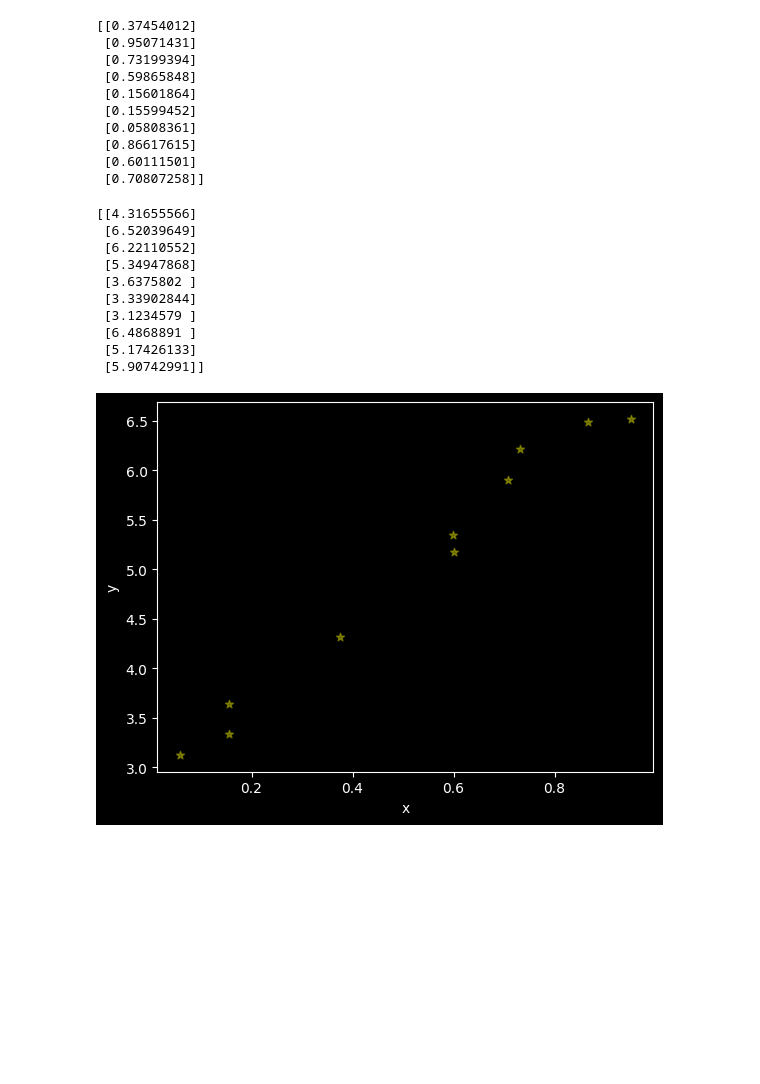
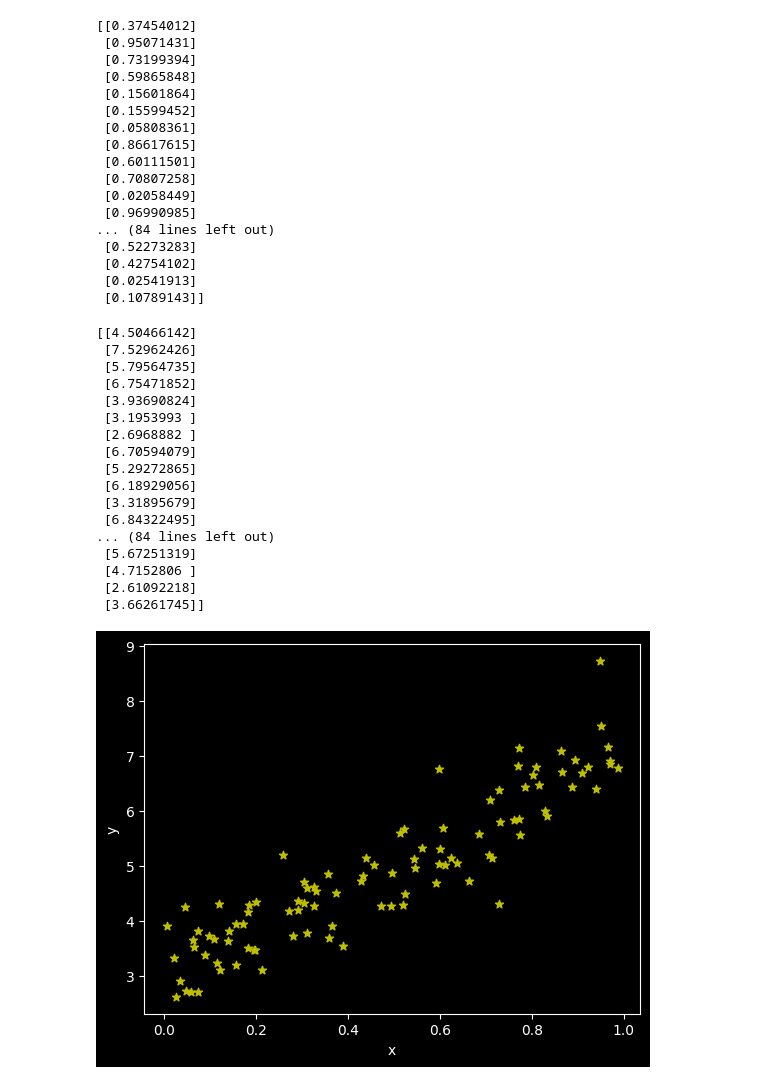
Before and after one commit to AmitavaDatta2004/Machine-Learning-Lab-PCC-AIML-592, a Jupyter notebook: pca1/01_linear_regression.ipynb, the cells around one changed output. Cells and saved outputs as stored; diff of their text form; code cells hidden in the pictures; blank space fills up the shorter version.

```diff
--- a/pca1/01_linear_regression.ipynb
+++ b/pca1/01_linear_regression.ipynb
@@ -3,8 +3,8 @@ import numpy as np
 import matplotlib.pyplot as plt
 # %%
 np.random.seed(42)
-
-x=np.random.rand(10,1)
+n=100
+x=np.random.rand(n,1)
 print(x)
 # %% [output]
 [[0.37454012]
@@ -16,25 +16,39 @@ print(x)
  [0.05808361]
  [0.86617615]
  [0.60111501]
- [0.70807258]]
+ [0.70807258]
+ [0.02058449]
+ [0.96990985]
+... (84 lines left out)
+ [0.52273283]
+ [0.42754102]
+ [0.02541913]
+ [0.10789143]]
 # %%
-y=3+4*x+0.2*np.random.randn(10,1)
+y=3+4*x+0.5*np.random.randn(n,1)
 print(y)
 # %% [output]
-[[4.31655566]
- [6.52039649]
- [6.22110552]
- [5.34947868]
- [3.6375802 ]
- [3.33902844]
- [3.1234579 ]
- [6.4868891 ]
- [5.17426133]
- [5.90742991]]
+[[4.50466142]
+ [7.52962426]
+ [5.79564735]
+ [6.75471852]
+ [3.93690824]
+ [3.1953993 ]
+ [2.6968882 ]
+ [6.70594079]
+ [5.29272865]
+ [6.18929056]
+ [3.31895679]
+ [6.84322495]
+... (84 lines left out)
+ [5.67251319]
+ [4.7152806 ]
+ [2.61092218]
+ [3.66261745]]
 # %%
-plt.scatter(x,y,c="y",alpha=0.5,marker="*")
+plt.scatter(x,y,c="y",marker="*")
 plt.xlabel("x")
 plt.ylabel("y")
 plt.show()
 # %% [output]
-[figure, old version]
+[figure, new version]
```
Also changed, not shown: parts of 2 cells of this notebook, 2 other files.
